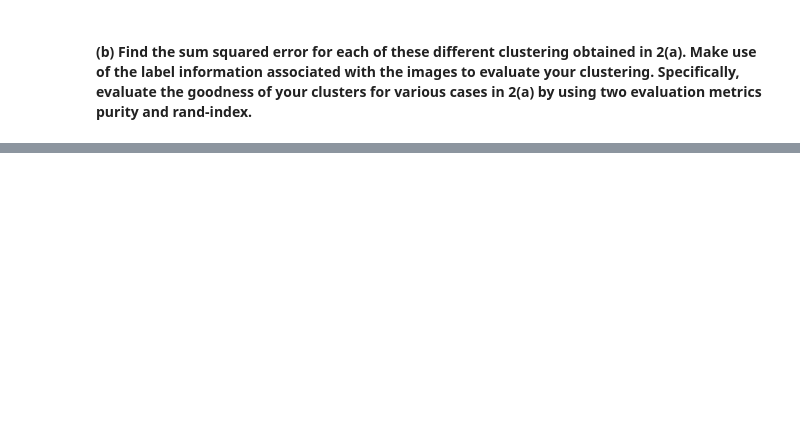
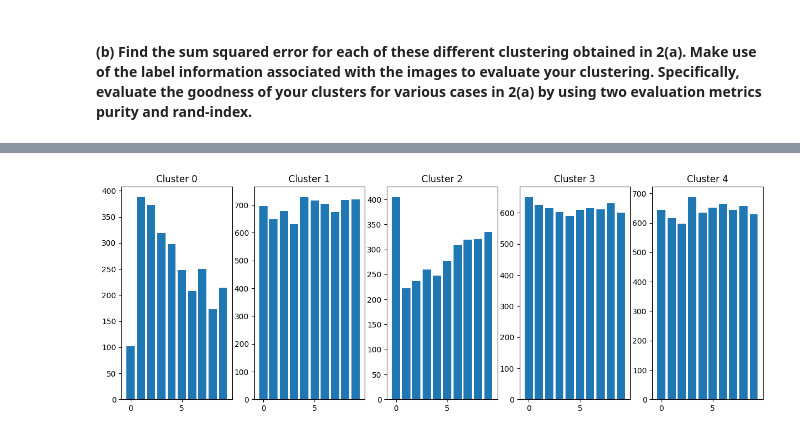
Before and after one commit to purplehand52/FoML_Assign2, a Jupyter notebook: q2.ipynb, the cells around one changed output, grey strips where cells are left out. Saved outputs shown, nothing was run; the diff lists cells and outputs as text; code cells hidden in the pictures; blank space fills up the shorter version.

```diff
--- a/q2.ipynb
+++ b/q2.ipynb
@@ -273,0 +370,8 @@ Rand index for PCA with 10 components: 0.8108739869594784
+# %%
+# Centroids for PCA with 26 components
+print(X_train_pca_26.shape)
+centroids_k_5_pca_26, labels_k_5_pca_26, closest_idxs_k_5_pca_26, sse_k_5_pca_26 = find_centroids(X_train_pca_26.reshape(25000, -1), n_clusters=5, scale=True)
+
+# Centroids for PCA with 10 components
+print(X_train_pca_10.shape)
+centroids_k_5_pca_10, labels_k_5_pca_10, closest_idxs_k_5_pca_10, sse_k_5_pca_10 = find_centroids(X_train_pca_10.reshape(25000, -1), n_clusters=5, scale=True)
@@ -273,0 +388,15 @@ Rand index for PCA with 10 components: 0.8108739869594784
+# %%
+# Print labels in each cluster
+print(f'Labels for PCA with 26 components:')
+cluster_dist_26 = np.zeros((5, 10))
+for i in range(5):
+    print(f'Cluster {i}: | {np.bincount(y_train[labels_k_5_pca_26 == i])}')
+    cluster_dist_26[i] = np.bincount(y_train[labels_k_5_pca_26 == i])
+print('\n')
+
+print(f'Labels for PCA with 10 components:')
+cluster_dist_10 = np.zeros((5, 10))
+for i in range(5):
+    print(f'Cluster {i}: | {np.bincount(y_train[labels_k_5_pca_10 == i])}')
+    cluster_dist_10[i] = np.bincount(y_train[labels_k_5_pca_10 == i])
+print('\n')
@@ -273,0 +418,10 @@ Rand index for PCA with 10 components: 0.8108739869594784
+# %%
+# Plot distribution of labels
+# For 26 components
+fig, axes = plt.subplots(1, 5, figsize=(15, 5))
+
+for i, ax in enumerate(axes.flat):
+    ax.bar(np.arange(10), cluster_dist_26[i])
+    ax.set_title(f'Cluster {i}')
+# %% [output]
+[figure, added]
```
Also changed, not shown: parts of 18 cells of this notebook, 1 other file.
